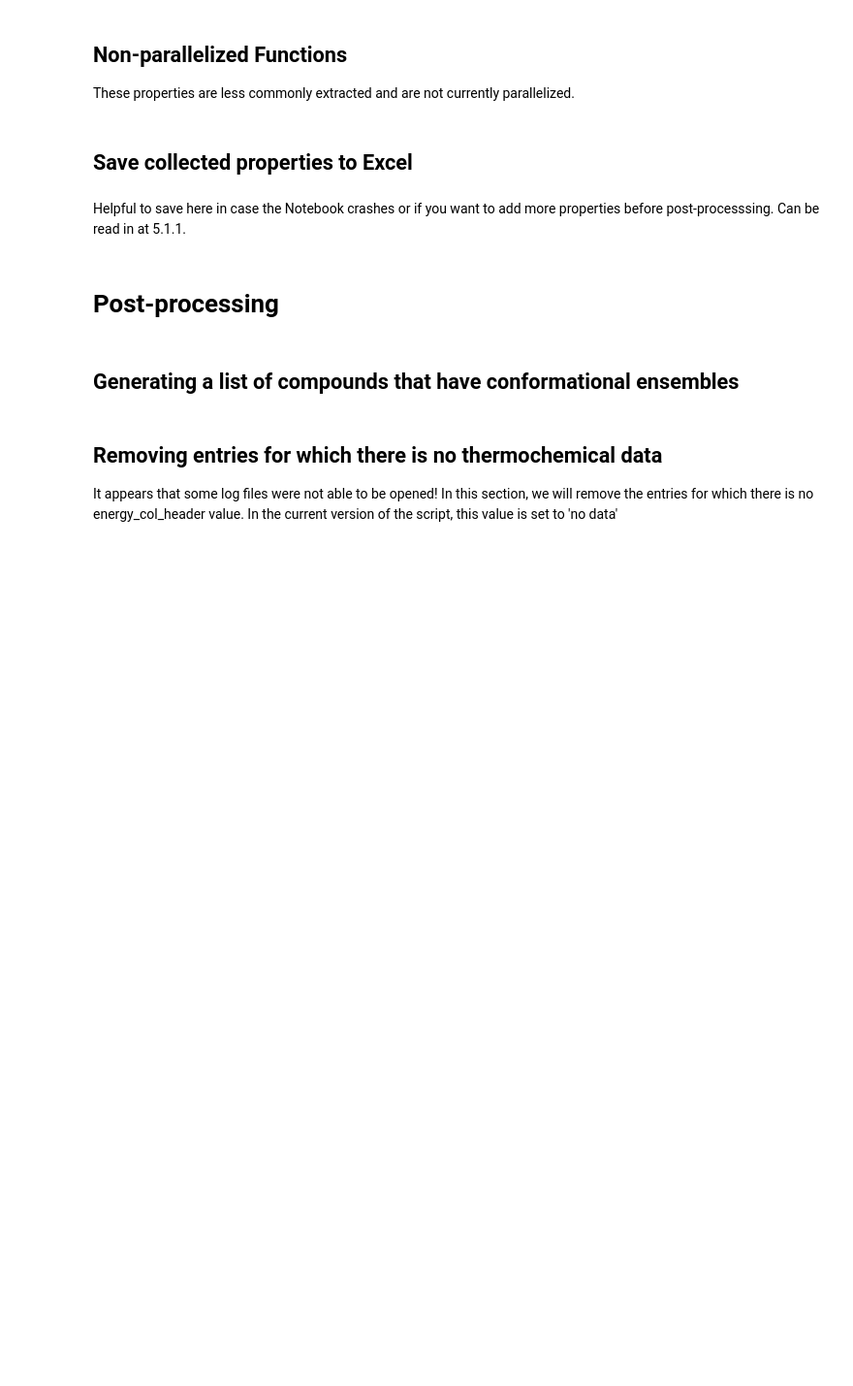
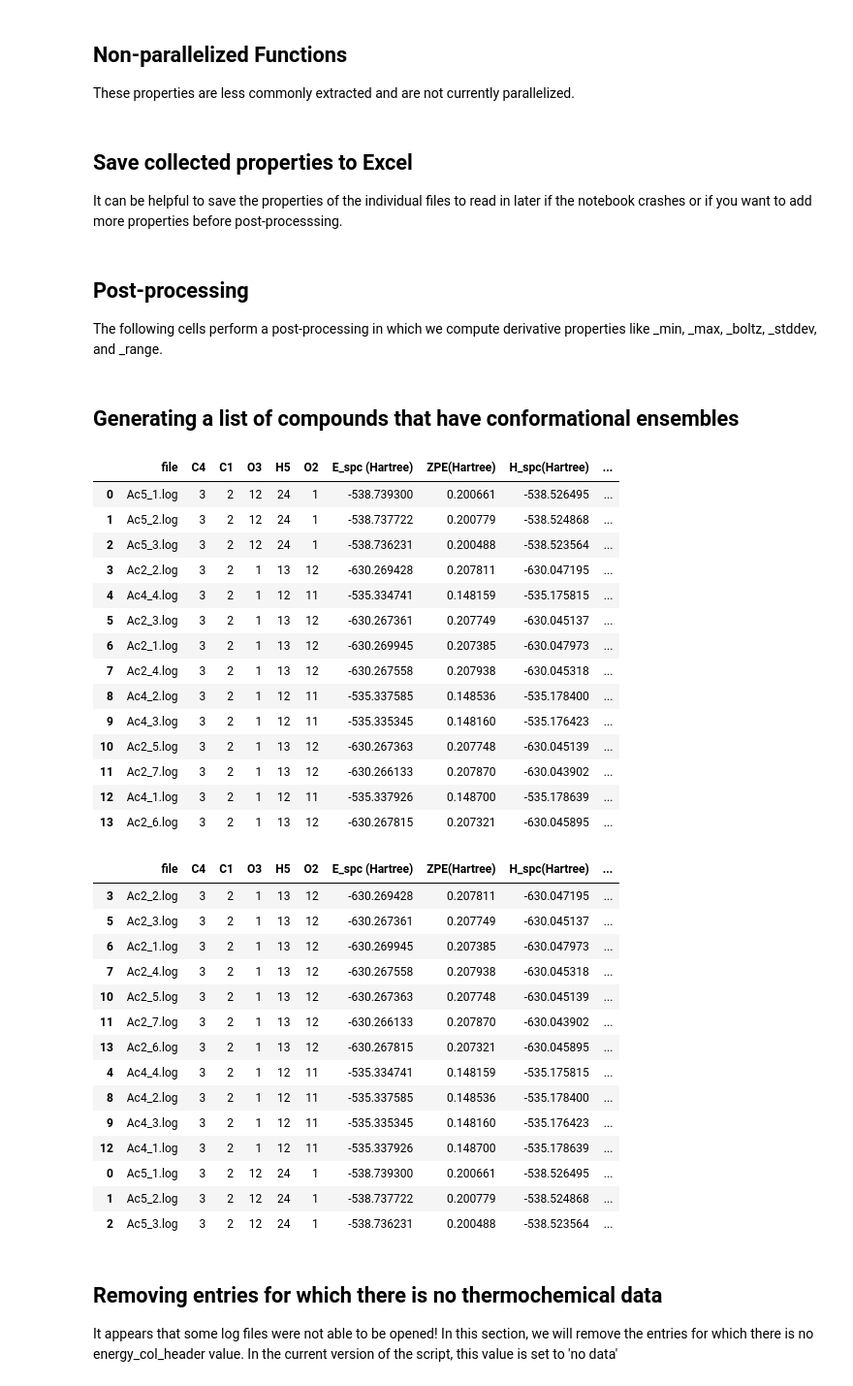
Before and after one commit to SigmanGroup/GetProperties, a Jupyter notebook: get_properties.ipynb, the cells around one changed output. Shown: that part at 97% size. Cells and saved outputs as stored; diff of their text form; code cells hidden in the pictures; blank space fills up the shorter version.

```diff
--- a/get_properties.ipynb
+++ b/get_properties.ipynb
@@ -453,5 +459,4 @@ df = gp.get_pyramidalization(df, pyr_list)
 # %% [markdown]
 ## Save collected properties to Excel
+It can be helpful to save the properties of the individual files to read in later if the notebook crashes or if you want to add more properties before post-processsing.
-# %% [markdown]
-Helpful to save here in case the Notebook crashes or if you want to add more properties before post-processsing. Can be read in at 5.1.1.
 # %%
@@ -461,43 +464,88 @@ writer.save()
 # %% [markdown]
-# Post-processing
+## Post-processing
+The following cells perform a post-processing in which we compute derivative properties like _min, _max, _boltz, _stddev, and _range.
 # %% [markdown]
 ## Generating a list of compounds that have conformational ensembles
 # %%
-# Read in the conformer specific properties
-df = pd.read_excel('./sdi-props-processed.xlsx', header=0, sheet_name='Sheet1')
-# Define the separator that divides the file names
-# and the conformer number
-separator = "_"
+# (Optional) Read in the conformer specific properties. Otherwise, use the df we just created
+df = pd.read_excel('./results/individual_properties.xlsx', header=0, sheet_name='Sheet1')
+display(df)
+# Define the separator that divides the file names and the conformer number
+separator = '_'
 
 # Drop anything that's not a property we want to average
 columns_to_drop = all_mapped_atoms
 #columns_to_drop = []
 
 # Energy column header for boltzmann weighting and lowest energy conformer
-energy_col_header = "G(T)_spc(Hartree)"
+energy_col_header = 'G(T)_spc(Hartree)'
 
-# specify energy cutoff in kcal/mol to remove conformers above this value before post-processing
+# Specify energy cutoff in kcal/mol to remove conformers above this value before post-processing
 energy_cutoff = 5.0
 
-# set to true if you'd like to see info on the nunmber of conformers removed for each compound
-verbose = True
+def split_compound_name(file: str | Path, delimiter: str, return_key: int = 0) -> str:
+    '''
+    Helper function that splits a file stem into separate parts based
+    on a delimiter and returns the portion of the split string based on
+    the return key.
 
-def split_compound_name(s: str, delimiter: str, return_key: int = 0) -> str:
+    Parameters
+    ----------
+    file: str | Path
+        Path to the file or just the filename
+
+    delimiter: str
+        Character on which we will split the name
+
+    return_key: int
+        The key of the list of the string split that is returned
     '''
-    '''
-    s = Path(s).stem
+    s = Path(file).stem
     return str(s.split(delimiter)[return_key])
 
-df['PREFIX'] = df['file_name'].apply(split_compound_name, delimiter='_', return_key=0)
-df['SUFFIX'] = df['file_name'].apply(split_compound_name, delimiter='_', return_key=1)
+# Define the prefix and the suffix of the compound. In most cases, the suffix is just
+# the conformer number. The prefix is the base name of the compound.
+df['PREFIX'] = df[FILE_COLUMN_NAME].apply(split_compound_name, delimiter=separator, return_key=0)
+df['SUFFIX'] = df[FILE_COLUMN_NAME].apply(split_compound_name, delimiter=separator, return_key=1)
 df.sort_values('PREFIX', inplace=True)
 
 display(df)
 
 # Make a dictionary of compound id values and number of conformers
 compound_id_conf_number = {}
 for compound_name in set(df['PREFIX'].to_list()):
     compound_id_conf_number[compound_name] = len(df[df['PREFIX'] == compound_name])
+# %% [output]
+|  | file | C4 | C1 | O3 | H5 | O2 | E_spc (Hartree) | ZPE(Hartree) | H_spc(Hartree) | ... |
+| 0 | Ac5_1.log | 3 | 2 | 12 | 24 | 1 | -538.739300 | 0.200661 | -538.526495 | ... |
+| 1 | Ac5_2.log | 3 | 2 | 12 | 24 | 1 | -538.737722 | 0.200779 | -538.524868 | ... |
+| 2 | Ac5_3.log | 3 | 2 | 12 | 24 | 1 | -538.736231 | 0.200488 | -538.523564 | ... |
+| 3 | Ac2_2.log | 3 | 2 | 1 | 13 | 12 | -630.269428 | 0.207811 | -630.047195 | ... |
+| 4 | Ac4_4.log | 3 | 2 | 1 | 12 | 11 | -535.334741 | 0.148159 | -535.175815 | ... |
+| 5 | Ac2_3.log | 3 | 2 | 1 | 13 | 12 | -630.267361 | 0.207749 | -630.045137 | ... |
+| 6 | Ac2_1.log | 3 | 2 | 1 | 13 | 12 | -630.269945 | 0.207385 | -630.047973 | ... |
+| 7 | Ac2_4.log | 3 | 2 | 1 | 13 | 12 | -630.267558 | 0.207938 | -630.045318 | ... |
+| 8 | Ac4_2.log | 3 | 2 | 1 | 12 | 11 | -535.337585 | 0.148536 | -535.178400 | ... |
+| 9 | Ac4_3.log | 3 | 2 | 1 | 12 | 11 | -535.335345 | 0.148160 | -535.176423 | ... |
+| 10 | Ac2_5.log | 3 | 2 | 1 | 13 | 12 | -630.267363 | 0.207748 | -630.045139 | ... |
+| 11 | Ac2_7.log | 3 | 2 | 1 | 13 | 12 | -630.266133 | 0.207870 | -630.043902 | ... |
+| 12 | Ac4_1.log | 3 | 2 | 1 | 12 | 11 | -535.337926 | 0.148700 | -535.178639 | ... |
+| 13 | Ac2_6.log | 3 | 2 | 1 | 13 | 12 | -630.267815 | 0.207321 | -630.045895 | ... |
+|  | file | C4 | C1 | O3 | H5 | O2 | E_spc (Hartree) | ZPE(Hartree) | H_spc(Hartree) | ... |
+| 3 | Ac2_2.log | 3 | 2 | 1 | 13 | 12 | -630.269428 | 0.207811 | -630.047195 | ... |
+| 5 | Ac2_3.log | 3 | 2 | 1 | 13 | 12 | -630.267361 | 0.207749 | -630.045137 | ... |
+| 6 | Ac2_1.log | 3 | 2 | 1 | 13 | 12 | -630.269945 | 0.207385 | -630.047973 | ... |
+| 7 | Ac2_4.log | 3 | 2 | 1 | 13 | 12 | -630.267558 | 0.207938 | -630.045318 | ... |
+| 10 | Ac2_5.log | 3 | 2 | 1 | 13 | 12 | -630.267363 | 0.207748 | -630.045139 | ... |
+| 11 | Ac2_7.log | 3 | 2 | 1 | 13 | 12 | -630.266133 | 0.207870 | -630.043902 | ... |
+| 13 | Ac2_6.log | 3 | 2 | 1 | 13 | 12 | -630.267815 | 0.207321 | -630.045895 | ... |
+| 4 | Ac4_4.log | 3 | 2 | 1 | 12 | 11 | -535.334741 | 0.148159 | -535.175815 | ... |
+| 8 | Ac4_2.log | 3 | 2 | 1 | 12 | 11 | -535.337585 | 0.148536 | -535.178400 | ... |
+| 9 | Ac4_3.log | 3 | 2 | 1 | 12 | 11 | -535.335345 | 0.148160 | -535.176423 | ... |
+| 12 | Ac4_1.log | 3 | 2 | 1 | 12 | 11 | -535.337926 | 0.148700 | -535.178639 | ... |
+| 0 | Ac5_1.log | 3 | 2 | 12 | 24 | 1 | -538.739300 | 0.200661 | -538.526495 | ... |
+| 1 | Ac5_2.log | 3 | 2 | 12 | 24 | 1 | -538.737722 | 0.200779 | -538.524868 | ... |
+| 2 | Ac5_3.log | 3 | 2 | 12 | 24 | 1 | -538.736231 | 0.200488 | -538.523564 | ... |
 # %% [markdown]
 ## Removing entries for which there is no thermochemical data
 
```
Also changed, not shown: parts of 21 cells of this notebook, 33 other files.
